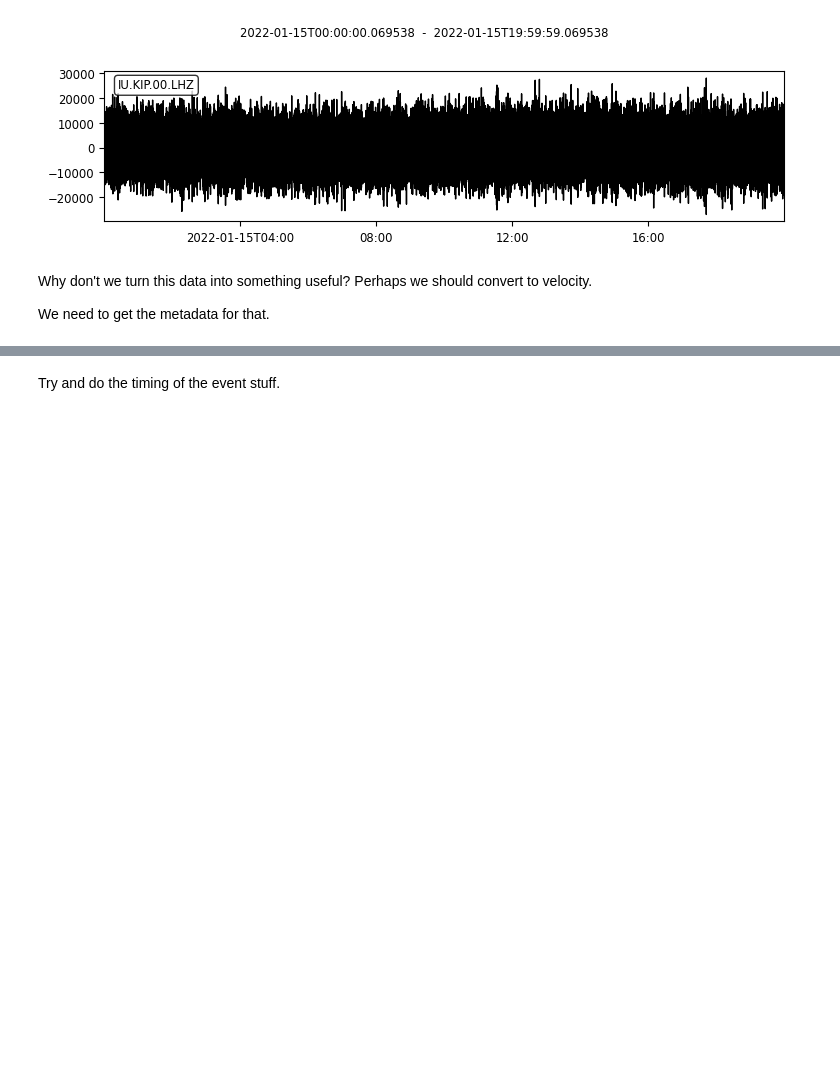
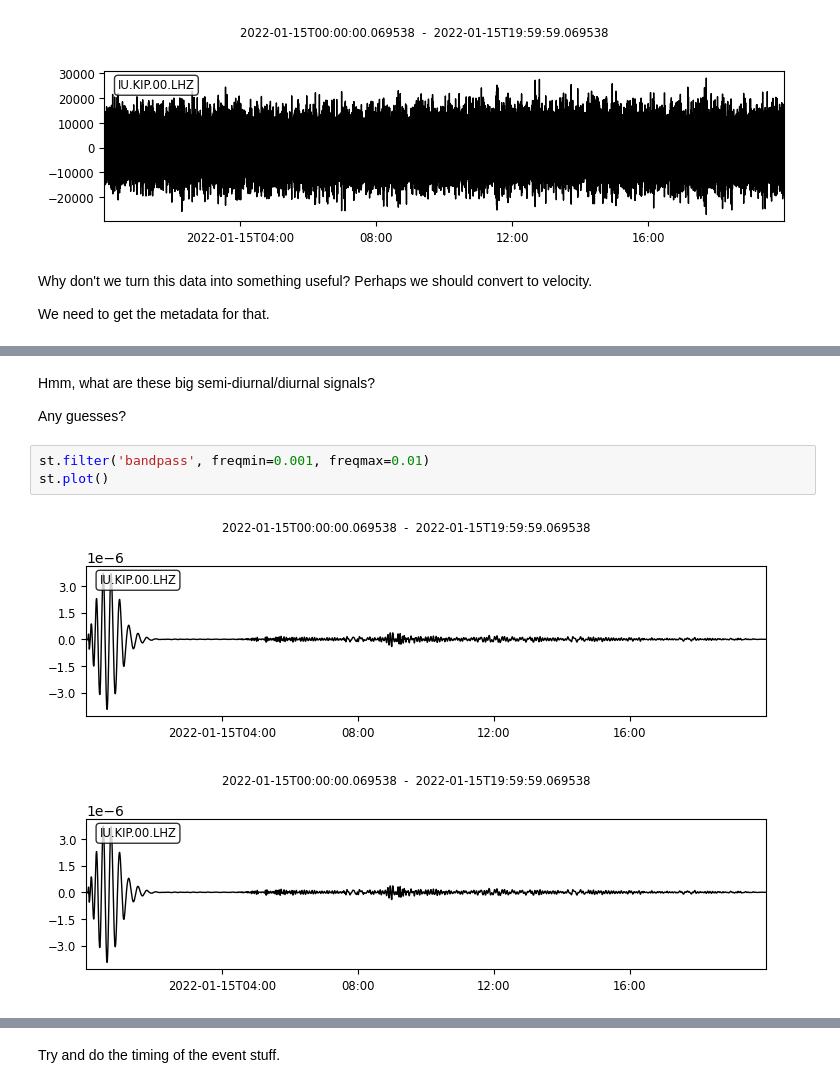
Before and after one commit to aringler-usgs/IRIS_2022, a Jupyter notebook: exercises.ipynb, the cells around one changed output, grey strips where cells are left out. Drawn from its saved outputs; the diff is of its cells as text; blank space fills up the shorter version.

```diff
--- a/exercises.ipynb
+++ b/exercises.ipynb
@@ -43,0 +103,10 @@ Apply a filter and look at the signal
+# %% [markdown]
+Hmm, what are these big semi-diurnal/diurnal signals?
+
+Any guesses?
+# %%
+st.filter('bandpass', freqmin=0.001, freqmax=0.01)
+st.plot()
+# %% [output]
+[figure, added]
+[figure, added]
```
Also changed, not shown: parts of 20 cells of this notebook.
